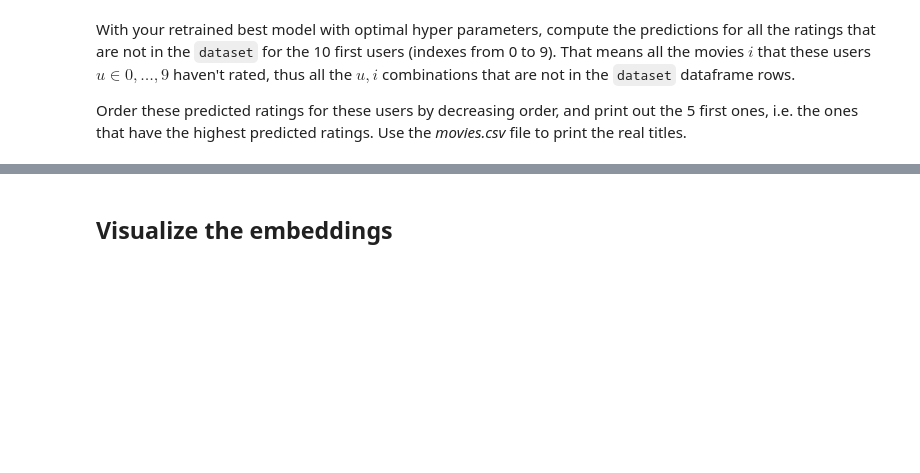
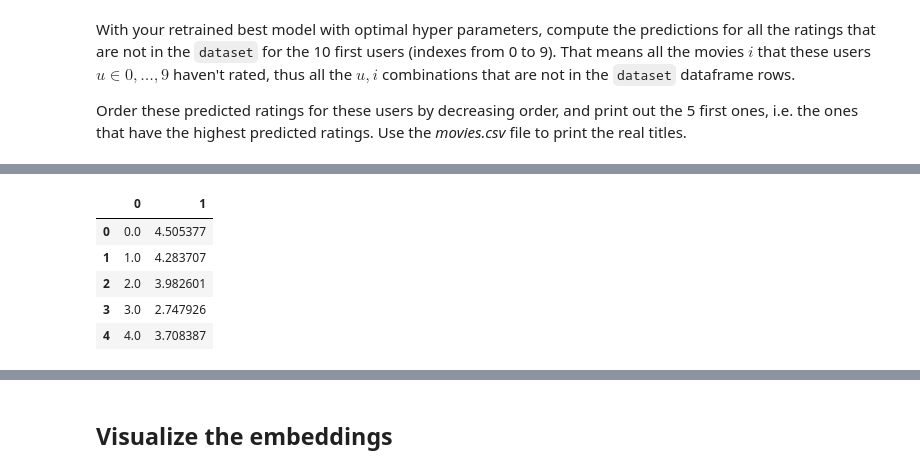
Before and after one commit to Jerome-Delaunay/CampusML, a Jupyter notebook: 4. ML4/Machine_Learning_4_Recommender_Systems_JDE.ipynb, the cells around one changed output, grey strips where cells are left out. Cells and saved outputs as stored; diff of their text form; code cells hidden in the pictures; blank space fills up the shorter version.

```diff
--- a/4. ML4/Machine_Learning_4_Recommender_Systems_JDE.ipynb
+++ b/4. ML4/Machine_Learning_4_Recommender_Systems_JDE.ipynb
@@ -1199,0 +1251,10 @@ Order these predicted ratings for these users by decreasing order, and print out
+# %%
+df=pd.DataFrame([np.array(list(movie_ids_map.values())), y_gen.T[0]]).T
+df.iloc[:5]
+# %% [output]
+|  | 0 | 1 |
+| 0 | 0.0 | 4.505377 |
+| 1 | 1.0 | 4.283707 |
+| 2 | 2.0 | 3.982601 |
+| 3 | 3.0 | 2.747926 |
+| 4 | 4.0 | 3.708387 |
```
Also changed, not shown: parts of 41 cells of this notebook.
